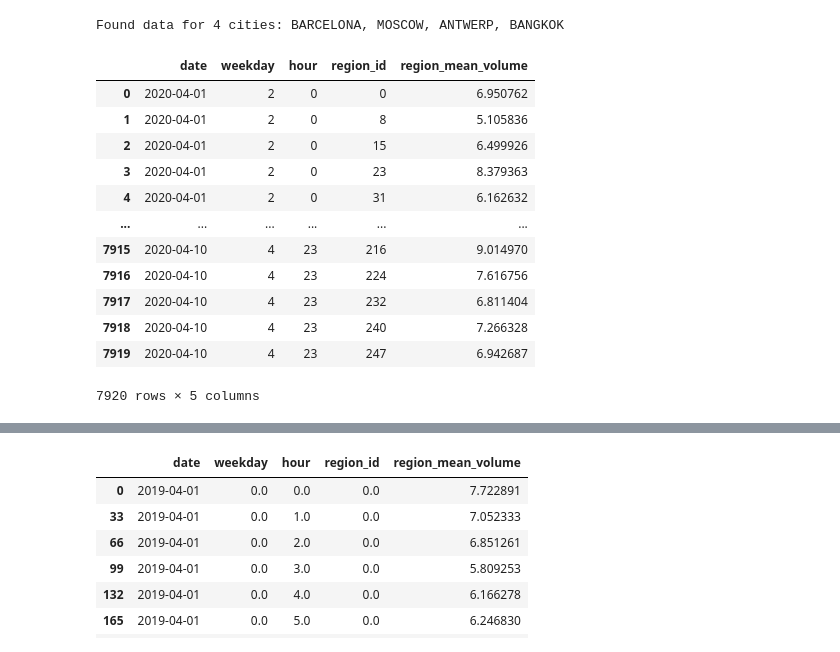
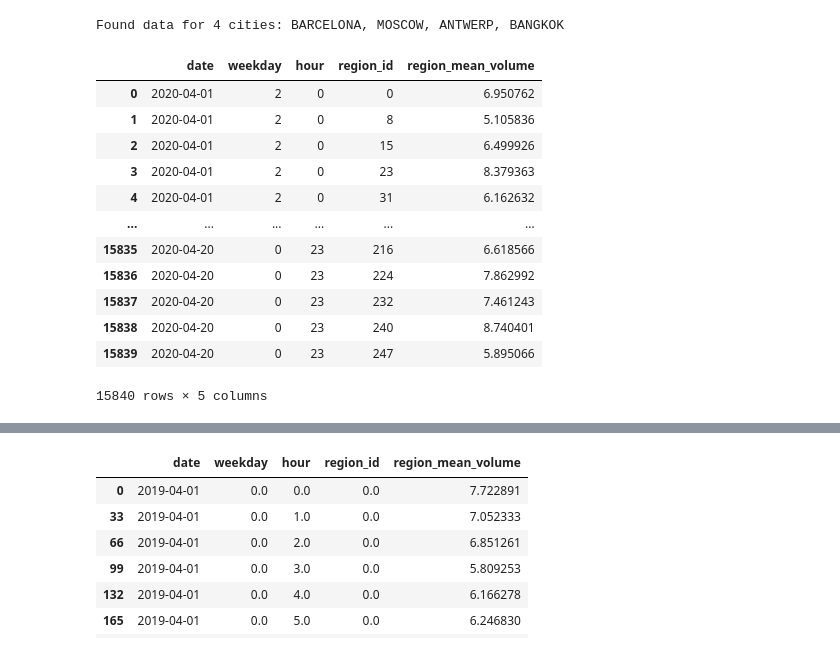
Before and after one commit to D3auuvc/ut-its-project, a Jupyter notebook: Plotting_from_csv.ipynb, the cells around one changed output, grey strips where cells are left out. Saved outputs shown, nothing was run; the diff lists cells and outputs as text; code cells hidden in the pictures.

```diff
--- a/Plotting_from_csv.ipynb
+++ b/Plotting_from_csv.ipynb
@@ -11,33 +11,35 @@ Found data for 4 cities: BARCELONA, MOSCOW, ANTWERP, BANGKOK
 # %%
 import pandas as pd
 city = "BANGKOK"
 
 df_in = pd.read_csv(f"{BASE_FOLDER}/{city}/hourly_processed_means_in_covid.csv")
 df_pre = pd.read_csv(f"{BASE_FOLDER}/{city}/hourly_processed_means_pre.csv")
 
 ## Preprocessing Dataframes
 df_in.drop('Unnamed: 0', axis=1, inplace=True)
 df_pre.drop('Unnamed: 0', axis=1, inplace=True)
+df_in.drop('Unnamed: 0.1', axis=1, inplace=True)
+df_pre.drop('Unnamed: 0.1', axis=1, inplace=True)
 
 df_in['region_mean_volume'].fillna(df_in['region_mean_volume'].mean(), inplace=True)
 df_pre['region_mean_volume'].fillna(df_pre['region_mean_volume'].mean(), inplace=True)
 
 
 df_in
 # %% [output]
 |  | date | weekday | hour | region_id | region_mean_volume |
 | 0 | 2020-04-01 | 2 | 0 | 0 | 6.950762 |
 | 1 | 2020-04-01 | 2 | 0 | 8 | 5.105836 |
 | 2 | 2020-04-01 | 2 | 0 | 15 | 6.499926 |
 | 3 | 2020-04-01 | 2 | 0 | 23 | 8.379363 |
 | 4 | 2020-04-01 | 2 | 0 | 31 | 6.162632 |
 | ... | ... | ... | ... | ... | ... |
-| 7915 | 2020-04-10 | 4 | 23 | 216 | 9.014970 |
-| 7916 | 2020-04-10 | 4 | 23 | 224 | 7.616756 |
-| 7917 | 2020-04-10 | 4 | 23 | 232 | 6.811404 |
-| 7918 | 2020-04-10 | 4 | 23 | 240 | 7.266328 |
-| 7919 | 2020-04-10 | 4 | 23 | 247 | 6.942687 |
+| 15835 | 2020-04-20 | 0 | 23 | 216 | 6.618566 |
+| 15836 | 2020-04-20 | 0 | 23 | 224 | 7.862992 |
+| 15837 | 2020-04-20 | 0 | 23 | 232 | 7.461243 |
+| 15838 | 2020-04-20 | 0 | 23 | 240 | 8.740401 |
+| 15839 | 2020-04-20 | 0 | 23 | 247 | 5.895066 |
-7920 rows × 5 columns
+15840 rows × 5 columns
 # %%
 df_pre
 # %% [output]
```
Also changed, not shown: parts of 14 cells of this notebook, 1 other file.
